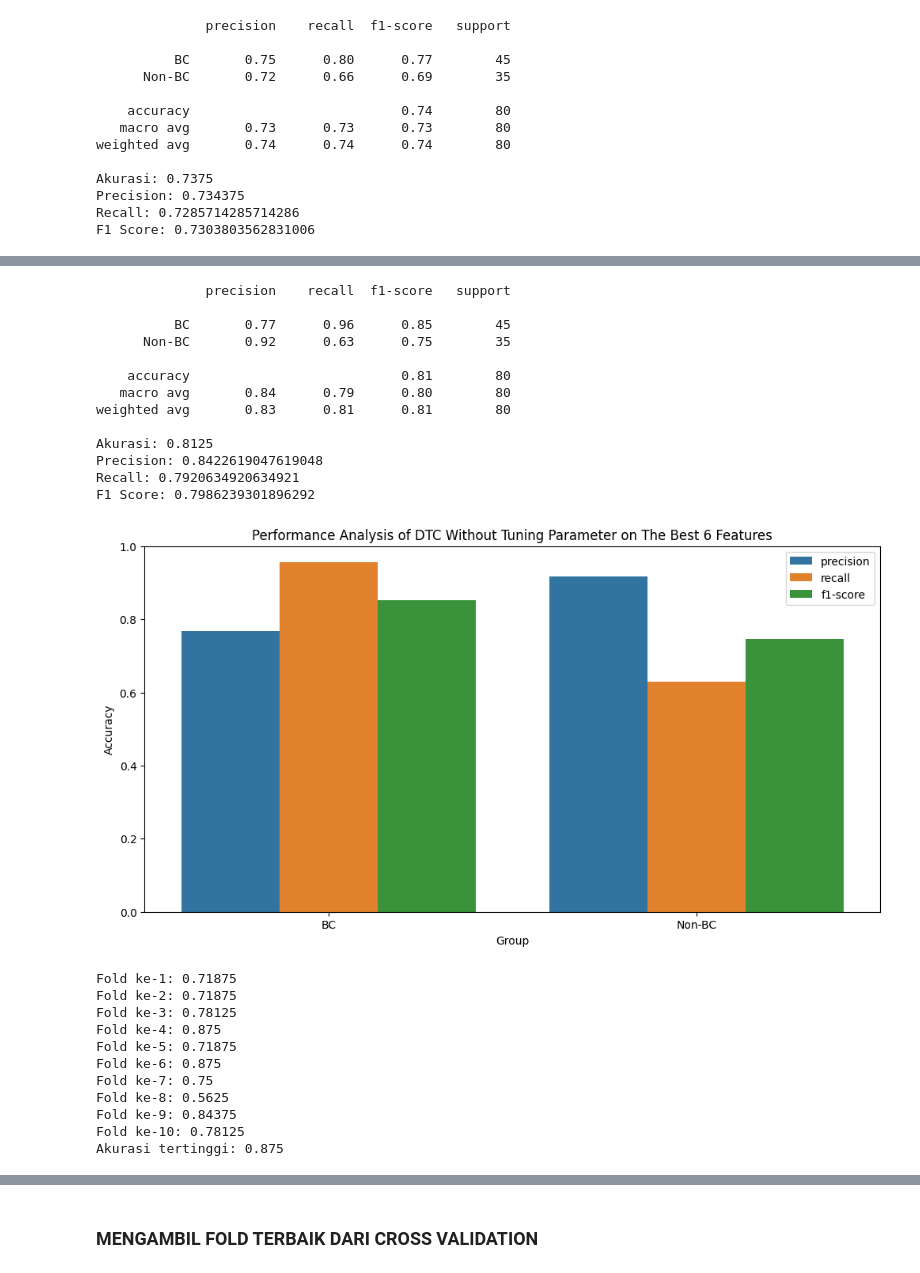
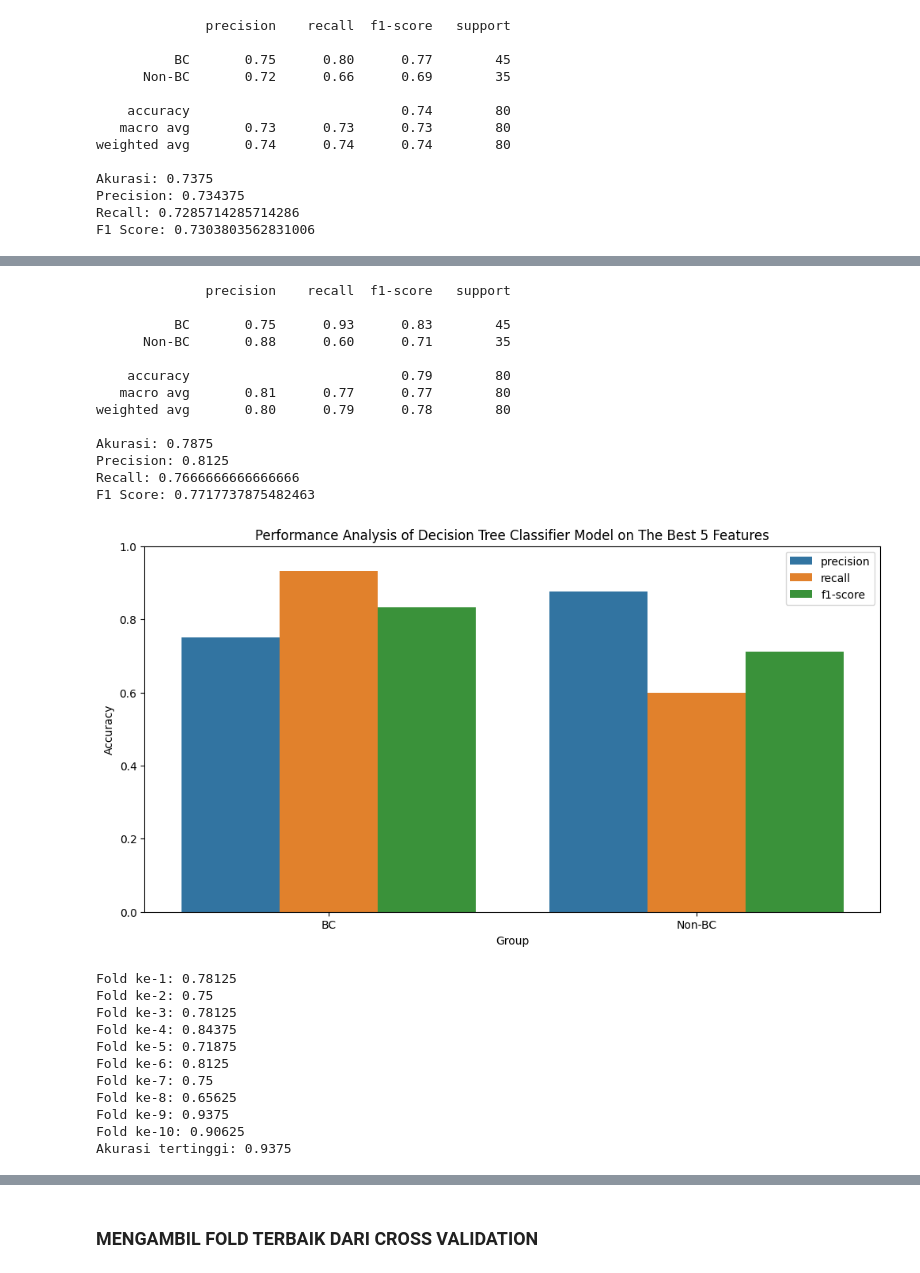
Before and after one commit to YOGASATWIKA/datamining, a Jupyter notebook: gemastik-data-mining.ipynb, the cells around one changed output, grey strips where cells are left out. Cells and saved outputs as stored; diff of their text form; code cells hidden in the pictures.

Commit message:
fixing eda and best features

```diff
--- a/gemastik-data-mining.ipynb
+++ b/gemastik-data-mining.ipynb
@@ -185,7 +198,7 @@ Top 6 features berdasarkan proses feature selection:
 # %%
-# Proses Klasifikasi, dengan 6 fitur terbaik tanpa tuning parameter
-top_6 = ['Breastfeeding', 'Highfat', 'Parity', 'Menopause', 'Education', 'Age (years)']
-clf = DecisionTreeClassifier(random_state=1)
+# Proses Klasifikasi, dengan 5 fitur terbaik tanpa tuning parameter
+top_6 = ['Highfat', 'Working status', 'Breastfeeding', 'First pregnancy', 'BMI']
+clf = DecisionTreeClassifier()
 clf.fit(X_train[top_6], y_train)
 y_pred = clf.predict(X_test[top_6])
 
@@ -198,26 +211,26 @@ print("F1 Score: {}".format(f1_score(y_test, y_pred, average='macro')))
 # %% [output]
               precision    recall  f1-score   support
 
-          BC       0.77      0.96      0.85        45
-      Non-BC       0.92      0.63      0.75        35
+          BC       0.75      0.93      0.83        45
+      Non-BC       0.88      0.60      0.71        35
 
-    accuracy                           0.81        80
-   macro avg       0.84      0.79      0.80        80
-weighted avg       0.83      0.81      0.81        80
+    accuracy                           0.79        80
+   macro avg       0.81      0.77      0.77        80
+weighted avg       0.80      0.79      0.78        80
 
-Akurasi: 0.8125
-Precision: 0.8422619047619048
-Recall: 0.7920634920634921
-F1 Score: 0.7986239301896292
+Akurasi: 0.7875
+Precision: 0.8125
+Recall: 0.7666666666666666
+F1 Score: 0.7717737875482463
 # %%
-visualization(y_test, y_pred, 'Performance Analysis of DTC Without Tuning Parameter on The Best 6 Features', 'Group', 'Accuracy')
+visualization(y_test, y_pred, 'Performance Analysis of Decision Tree Classifier Model on The Best 5 Features', 'Group', 'Accuracy')
 # %% [output]
-[figure, old version]
+[figure, new version]
 # %%
 # Lakukan cross validation dengan 10 fold dengan StratifiedKFold
 
 skf = StratifiedKFold(n_splits=10, random_state=1, shuffle=True)
-clf = DecisionTreeClassifier(random_state=1)
+clf = DecisionTreeClassifier()
 accuracy_scores = cross_val_score(clf, X_train[top_6], y_train, cv=skf, scoring='accuracy')
 
 # Pilih nilai fold dengan akurasi tertinggi
@@ -226,15 +239,15 @@ for i, acc in enumerate(accuracy_scores):
 
 print("Akurasi tertinggi: {}".format(accuracy_scores.max()))
 # %% [output]
-Fold ke-1: 0.71875
-Fold ke-2: 0.71875
+Fold ke-1: 0.78125
+Fold ke-2: 0.75
 Fold ke-3: 0.78125
-Fold ke-4: 0.875
+Fold ke-4: 0.84375
 Fold ke-5: 0.71875
-Fold ke-6: 0.875
+Fold ke-6: 0.8125
 Fold ke-7: 0.75
-Fold ke-8: 0.5625
-Fold ke-9: 0.84375
-Fold ke-10: 0.78125
-Akurasi tertinggi: 0.875
+Fold ke-8: 0.65625
+Fold ke-9: 0.9375
+Fold ke-10: 0.90625
+Akurasi tertinggi: 0.9375
 # %%
```
Also changed, not shown: parts of 20 cells of this notebook, 5 other files.
